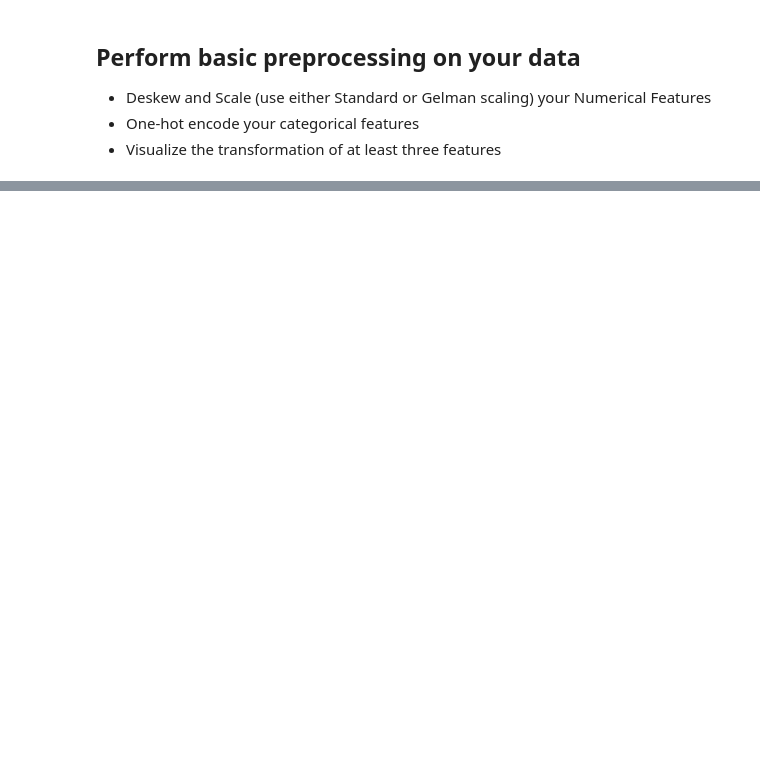
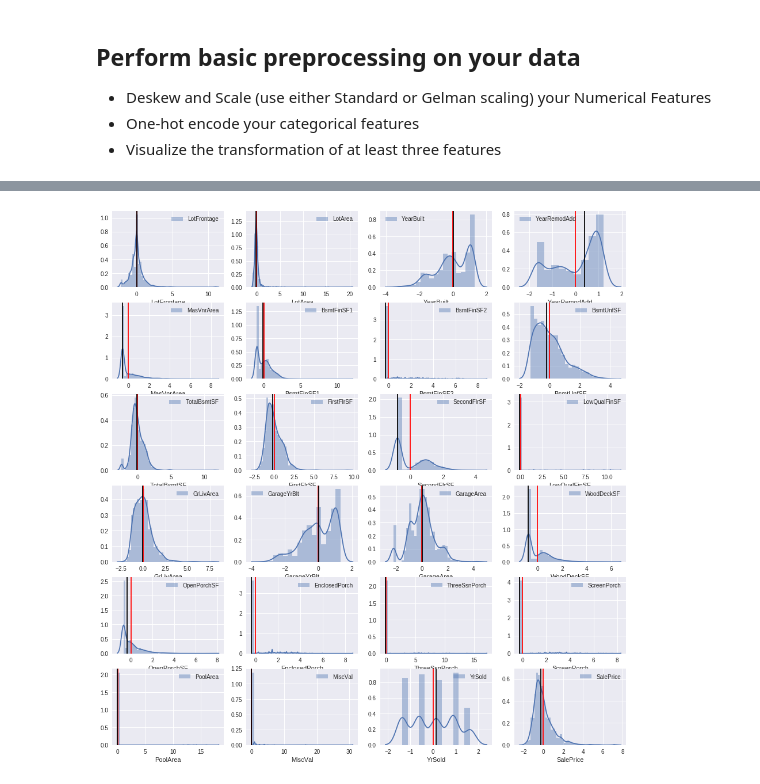
Before and after one commit to asutosh223/CSX_450_2_Final_Iowa, a Jupyter notebook: ipynb/02-Data Preprocessing .ipynb, the cells around one changed output, grey strips where cells are left out. Cells and saved outputs as stored; diff of their text form; code cells hidden in the pictures; blank space fills up the shorter version.

```diff
--- a/ipynb/02-Data Preprocessing .ipynb
+++ b/ipynb/02-Data Preprocessing .ipynb
@@ -122,0 +122,10 @@ for i, col in enumerate(housing_num_df.columns):
+# %%
+fig = plt.figure(figsize=(16,20))
+for i, col in enumerate(housing_num_sc_df.columns):
+    fig.add_subplot(7,4,i+1)
+    sns.distplot(housing_num_sc_df[col], label=col)
+    plt.axvline(housing_num_sc_df[col].mean(), c='red')
+    plt.axvline(housing_num_sc_df[col].median(), c='black')
+    plt.legend()
+# %% [output]
+[figure, added]
```
Also changed, not shown: parts of 2 cells of this notebook.
